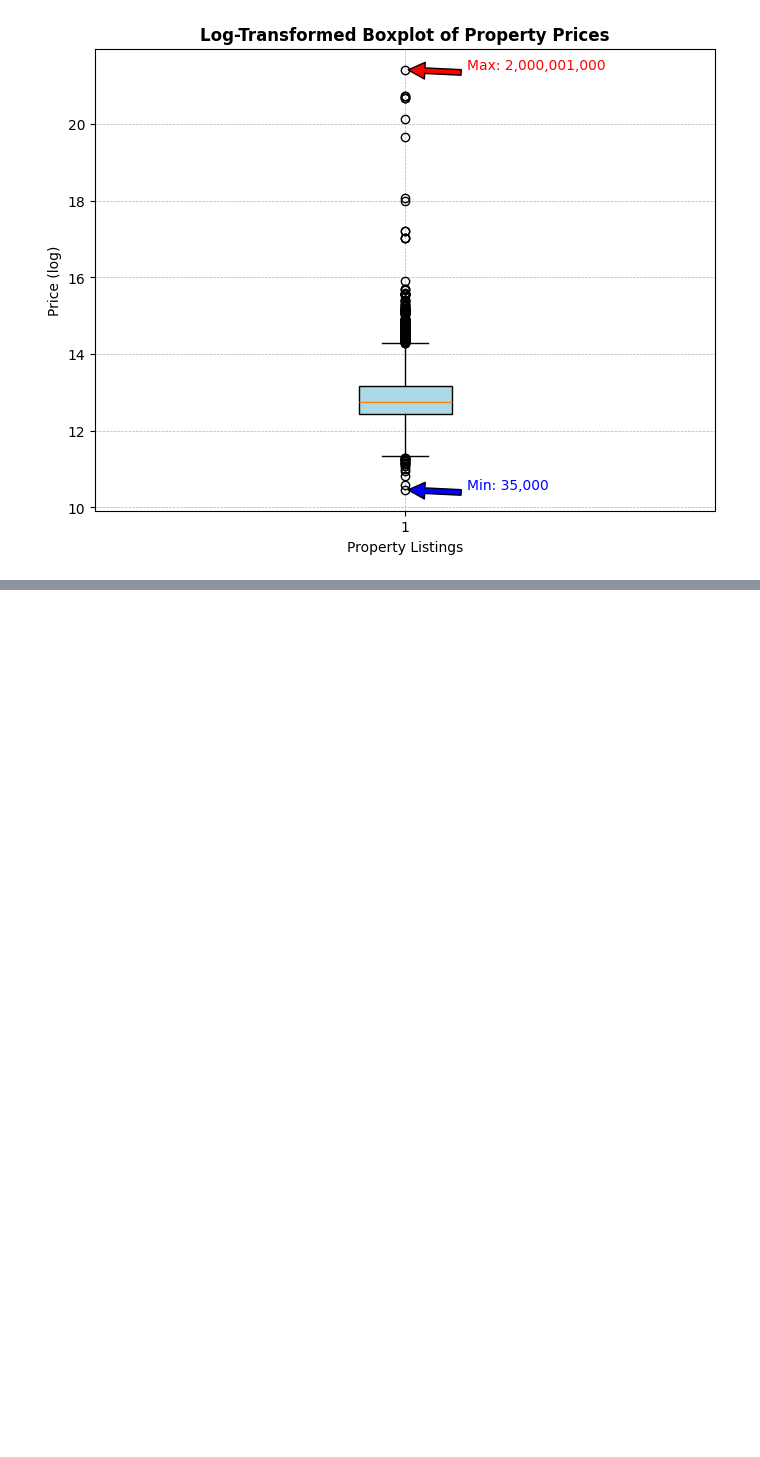
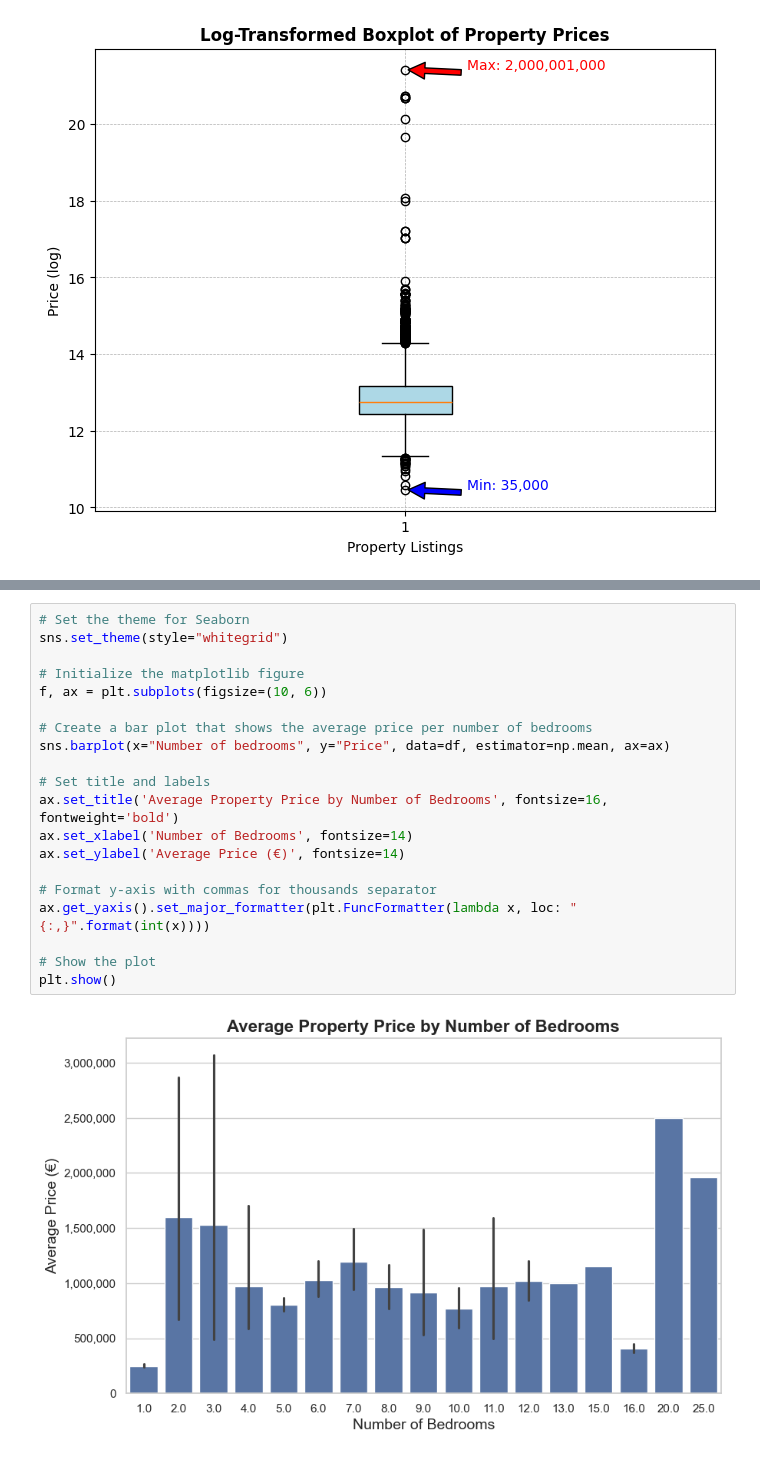
Before and after one commit to kgriff21/immoeliza_data_analysis, a Jupyter notebook: Analysis/Kelli_immoeliza_visualization.ipynb, the cells around one changed output, grey strips where cells are left out. Cells and saved outputs as stored; diff of their text form; blank space fills up the shorter version.

```diff
--- a/Analysis/Kelli_immoeliza_visualization.ipynb
+++ b/Analysis/Kelli_immoeliza_visualization.ipynb
@@ -105,0 +121,22 @@ Name: count, dtype: int64
+# %%
+# Set the theme for Seaborn
+sns.set_theme(style="whitegrid")
+
+# Initialize the matplotlib figure
+f, ax = plt.subplots(figsize=(10, 6))
+
+# Create a bar plot that shows the average price per number of bedrooms
+sns.barplot(x="Number of bedrooms", y="Price", data=df, estimator=np.mean, ax=ax)
+
+# Set title and labels
+ax.set_title('Average Property Price by Number of Bedrooms', fontsize=16, fontweight='bold')
+ax.set_xlabel('Number of Bedrooms', fontsize=14)
+ax.set_ylabel('Average Price (€)', fontsize=14)
+
+# Format y-axis with commas for thousands separator
+ax.get_yaxis().set_major_formatter(plt.FuncFormatter(lambda x, loc: "{:,}".format(int(x))))
+
+# Show the plot
+plt.show()
+# %% [output]
+[figure, added]
```
Also changed, not shown: parts of 10 cells of this notebook, 2 other files.
